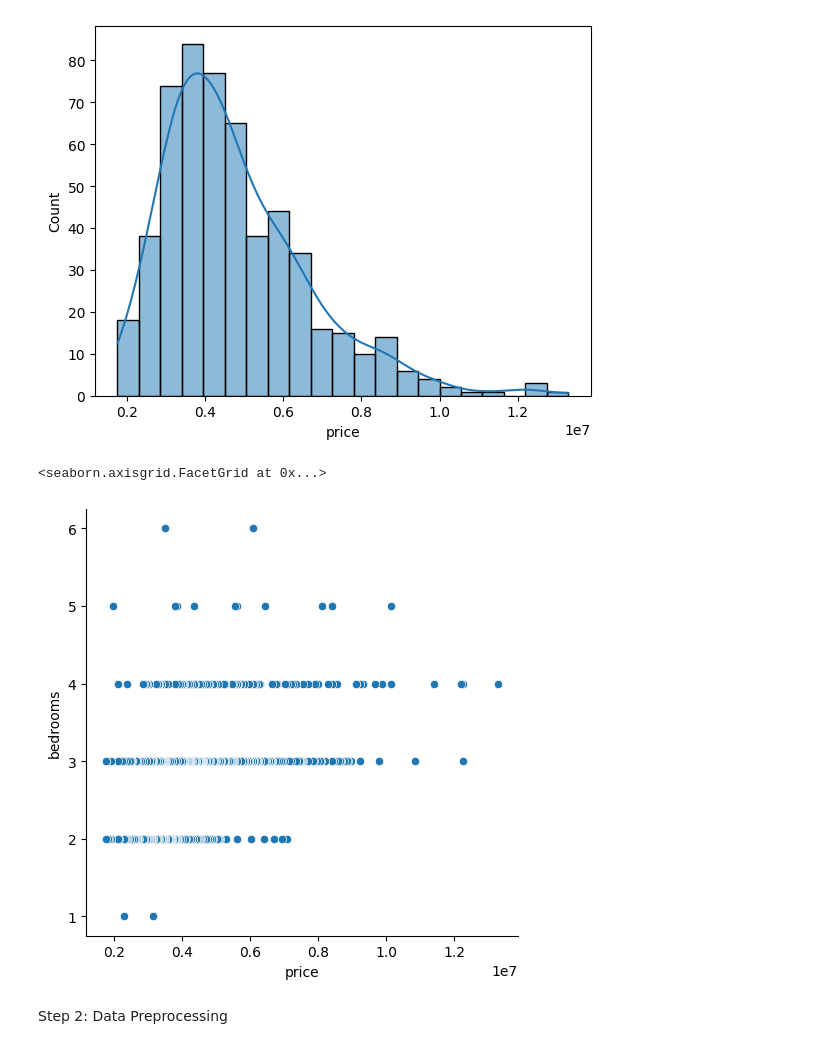
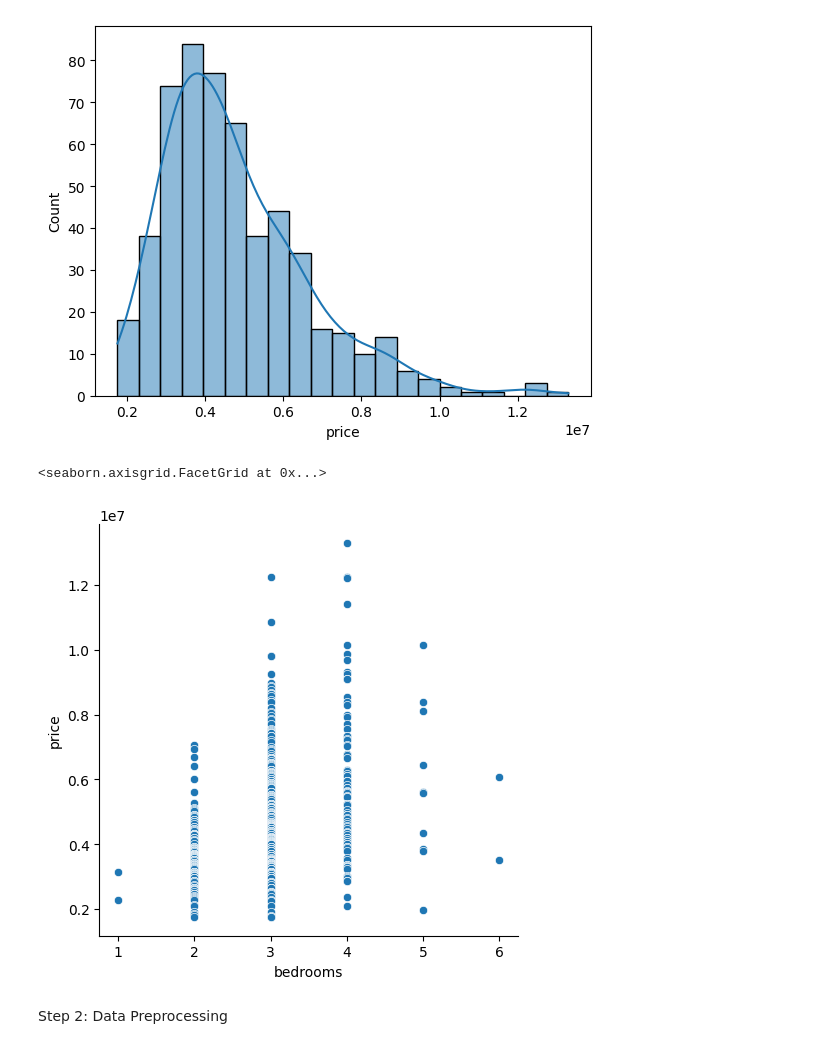
Before and after one commit to chuanlintneoh/WIA1006LW1, a Jupyter notebook: House Pricing Prediction.ipynb, the cells around one changed output. Saved outputs shown, nothing was run; the diff lists cells and outputs as text; code cells hidden in the pictures.

```diff
--- a/House Pricing Prediction.ipynb
+++ b/House Pricing Prediction.ipynb
@@ -100,10 +100,10 @@ plt.show()
 [figure]
 # %%
 #example relation plot between two variables
-sns.relplot(x='price', y='bedrooms',data=df)
+sns.relplot(x='bedrooms', y='price',data=df)
 # %% [output]
 <seaborn.axisgrid.FacetGrid at 0x...>
-[figure, old version]
+[figure, new version]
 # %% [markdown]
 Step 2: Data Preprocessing
 # %%
```
Also changed, not shown: parts of 21 cells of this notebook.
